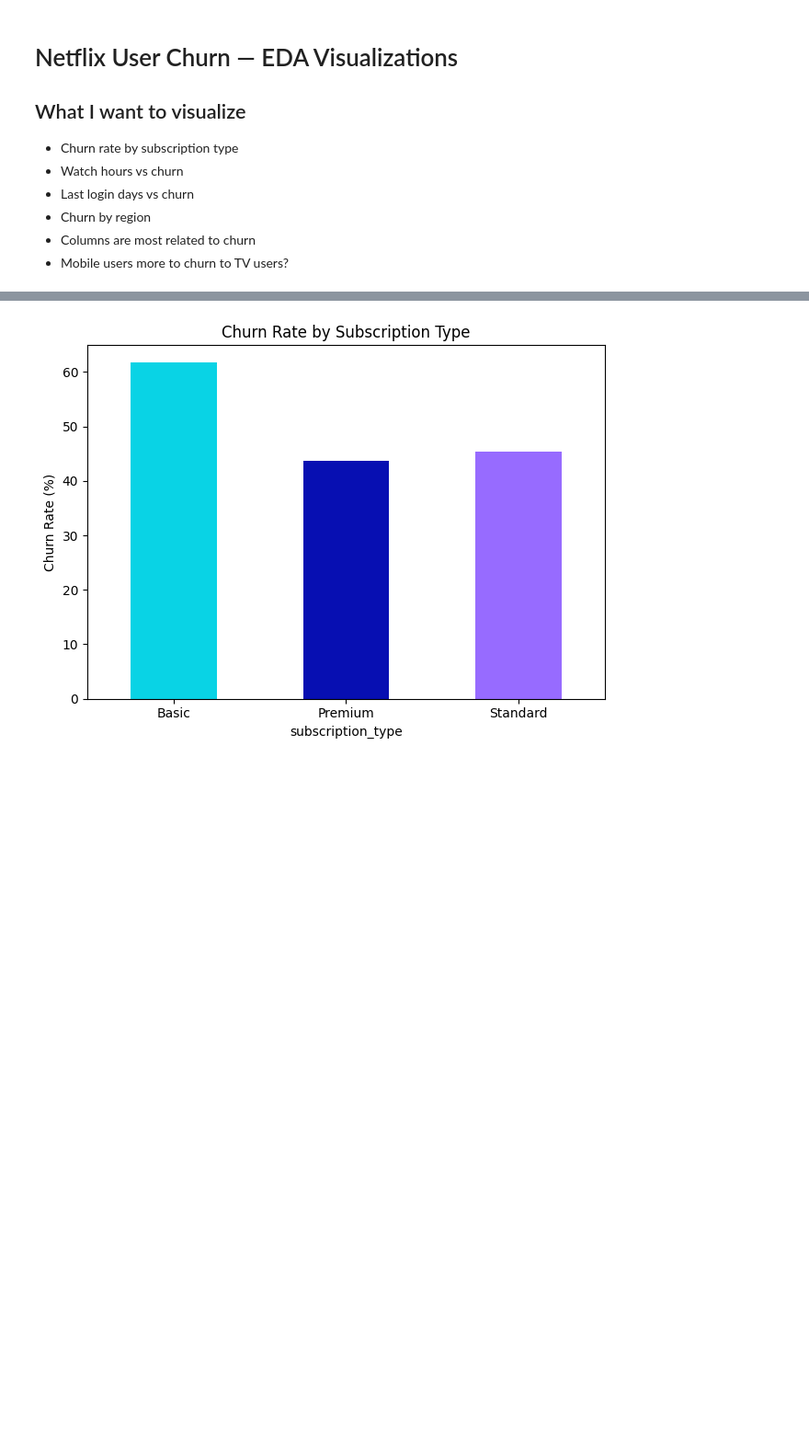
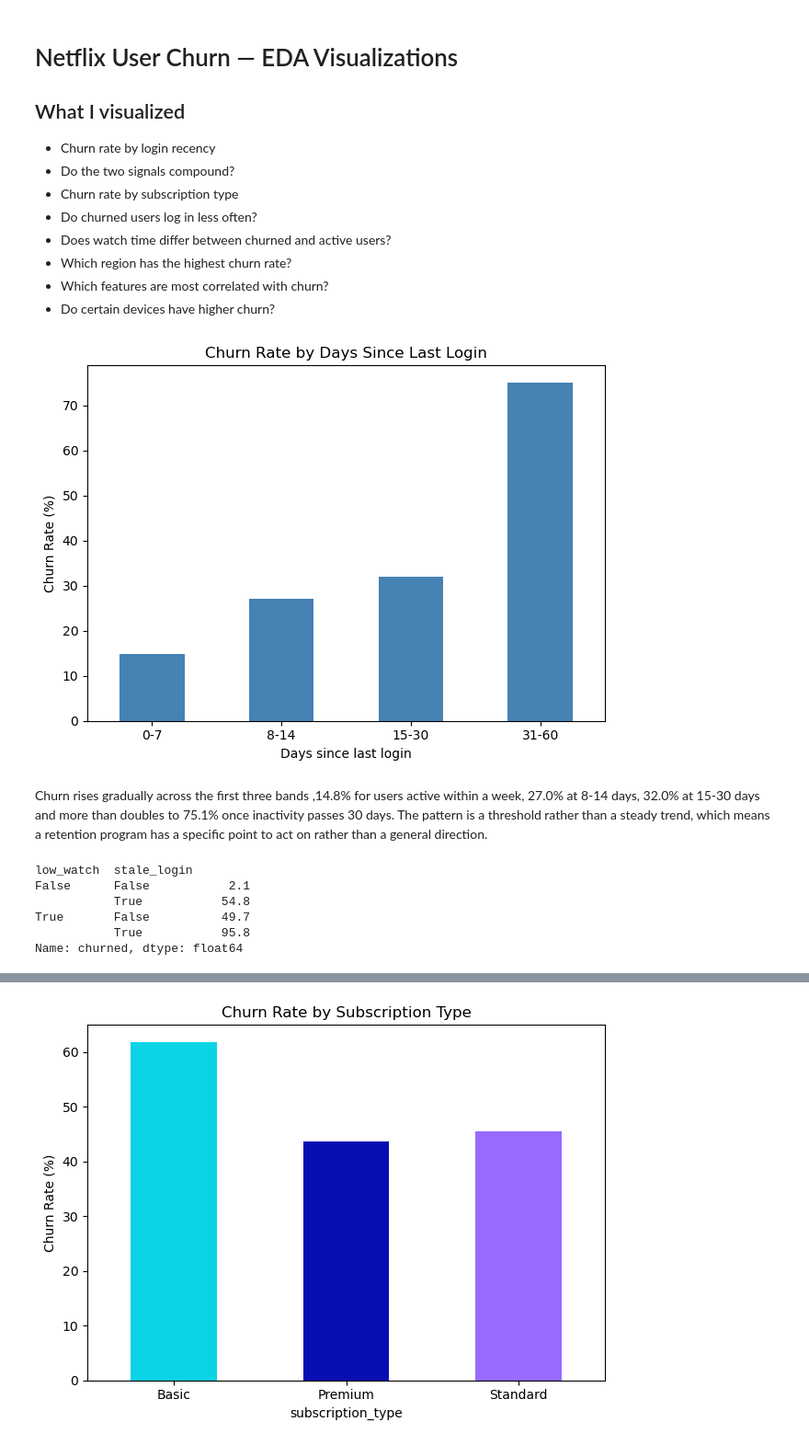
Before and after one commit to Dtumuhairwe/netflix_user_churn_prediction, a Jupyter notebook: notebooks/02_eda_visualizations.ipynb, the cells around one changed output, grey strips where cells are left out. Shown at 92% size. Saved outputs shown, nothing was run; the diff lists cells and outputs as text; code cells hidden in the pictures; blank space fills up the shorter version.

```diff
--- a/notebooks/02_eda_visualizations.ipynb
+++ b/notebooks/02_eda_visualizations.ipynb
@@ -1,16 +1,50 @@
 # %% [markdown]
 # Netflix User Churn — EDA Visualizations
 
-## What I want to visualize
+## What I visualized
+
+- Churn rate by login recency
+- Do the two signals compound?
 - Churn rate by subscription type
-- Watch hours vs churn
-- Last login days vs churn
-- Churn by region
-- Columns are most related to churn
-- Mobile users more to churn to TV users?
+- Do churned users log in less often?
+- Does watch time differ between churned and active users?
+- Which region has the highest churn rate?
+- Which features are most correlated with churn?
+- Do certain devices have higher churn?
 # %%
 import pandas as pd
 import matplotlib.pyplot as plt
 import seaborn as sns
 
 df = pd.read_csv('../data/netflix_customer_churn.csv')
+# %%
+# Group login recency into bands to find where churn risk changes
+df['login_band'] = pd.cut(df['last_login_days'], bins=[0,7,14,30,60,999],
+                          labels=['0-7','8-14','15-30','31-60','60+'])
+
+# Churn rate by login recency
+bands = df.groupby('login_band', observed=True)['churned'].mean() * 100
+bands.plot(kind='bar', color='steelblue')
+plt.title('Churn Rate by Days Since Last Login')
+plt.ylabel('Churn Rate (%)')
+plt.xlabel('Days since last login')
+plt.xticks(rotation=0)
+plt.tight_layout()
+plt.show()
+# %% [output]
+[figure, added]
+# %% [markdown]
+Churn rises gradually across the first three bands ,14.8% for users active within a week, 27.0% at 8-14 days, 32.0% at 15-30 days and more than doubles to 75.1% once inactivity passes 30 days. The pattern is a threshold rather than a steady trend, which means a retention program has a specific point to act on rather than a general direction.
+# %%
+# Do low watch time and stale login compound, or say the same thing twice?
+df['low_watch'] = df['watch_hours'] < df['watch_hours'].median()
+df['stale_login'] = df['last_login_days'] > df['last_login_days'].median()
+
+(df.groupby(['low_watch','stale_login'])['churned'].mean()*100).round(1)
+# %% [output]
+low_watch  stale_login
+False      False           2.1
+           True           54.8
+True       False          49.7
+           True           95.8
+Name: churned, dtype: float64
```
Also changed, not shown: parts of 10 cells of this notebook, 3 other files.
